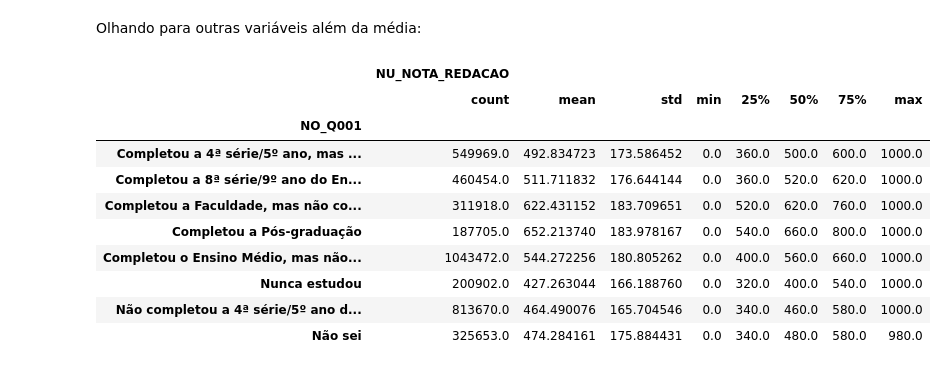
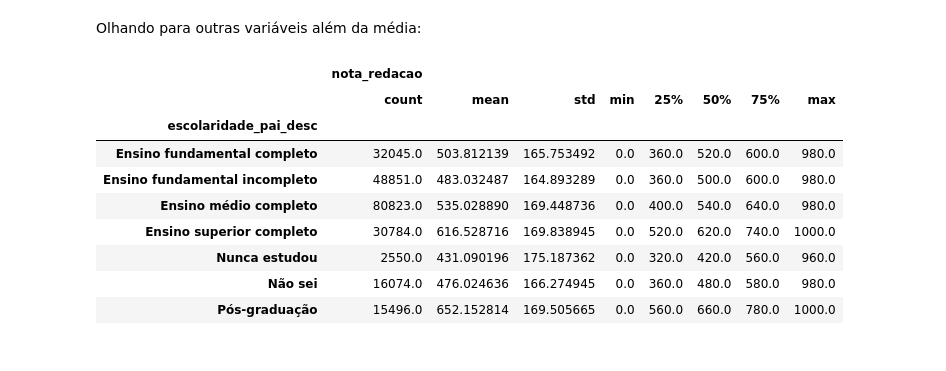
Before and after one commit to Munnizdev/Python-data-exercise, a Jupyter notebook: notebooks/análise indicadores socioeconômicos ENEM.ipynb, the cells around one changed output. Drawn from its saved outputs; the diff is of its cells as text; code cells hidden in the pictures.

```diff
--- a/notebooks/análise indicadores socioeconômicos ENEM.ipynb
+++ b/notebooks/análise indicadores socioeconômicos ENEM.ipynb
@@ -60 +175,11 @@ colunasSelecionadas = ['NU_INSCRICAO',
+# %%
+colunasSelecionadas = [
+    'inscricao', # Identificador único do participante
+    'nota_mt', # Nota da prova de Matemática
+    'nota_redacao', # Nota da Redação
+    'escolaridade_pai', # Questão 1 - Até que série seu pai, ou o homem responsável por você, estudou?
+    'escolaridade_mae', # Questão 2 - Até que série sua mãe, ou a mulher responsável por você, estudou?
+    'escolaridade_pai_desc', # Descrição da escolaridade do pai
+    'escolaridade_mae_desc', # Descrição da escolaridade da mãe
+]
 # %% [markdown]
@@ -62,5 +187,5 @@ Criamos um novo DataFrame apenas com os dados que serão analisados:
 # %%
-microdadosEnemSelecionado = microdadosEnem.filter(items=colunasSelecionadas)
+microdadosEnemSelecionado = clean_microdados.filter(items=colunasSelecionadas)
 # %% [markdown]
 Visualizar a cabeça (head) do DataFrame:
 # %%
@@ -130,2 +271,0 @@ Inserido coluna NO_Q001:
-# %%
-microdadosEnemSelecionado['NO_Q001'] = [q001e002Dicionario[resp] for resp in microdadosEnemSelecionado.Q001]
@@ -143,2 +271,0 @@ Inserido coluna NO_Q002:
-# %%
-microdadosEnemSelecionado['NO_Q002'] = [q001e002Dicionario[resp] for resp in microdadosEnemSelecionado.Q002]
@@ -272,16 +388,15 @@ q002Redacao.plot()
 # %% [markdown]
 Olhando para outras variáveis além da média:
 # %%
-microdadosEnemSelecionado.filter(items=['NU_NOTA_REDACAO','NO_Q001']).groupby('NO_Q001').describe()
+microdadosEnemSelecionado.filter(items=['nota_redacao','escolaridade_pai_desc']).groupby('escolaridade_pai_desc').describe()
 # %% [output]
-|  | NU_NOTA_REDACAO |  |  |  |  |  |  |  |
+|  | nota_redacao |  |  |  |  |  |  |  |
 |  | count | mean | std | min | 25% | 50% | 75% | max |
-| NO_Q001 |  |  |  |  |  |  |  |  |
-| Completou a 4ª série/5º ano, mas ... | 549969.0 | 492.834723 | 173.586452 | 0.0 | 360.0 | 500.0 | 600.0 | 1000.0 |
-| Completou a 8ª série/9º ano do En... | 460454.0 | 511.711832 | 176.644144 | 0.0 | 360.0 | 520.0 | 620.0 | 1000.0 |
-| Completou a Faculdade, mas não co... | 311918.0 | 622.431152 | 183.709651 | 0.0 | 520.0 | 620.0 | 760.0 | 1000.0 |
-| Completou a Pós-graduação | 187705.0 | 652.213740 | 183.978167 | 0.0 | 540.0 | 660.0 | 800.0 | 1000.0 |
-| Completou o Ensino Médio, mas não... | 1043472.0 | 544.272256 | 180.805262 | 0.0 | 400.0 | 560.0 | 660.0 | 1000.0 |
-| Nunca estudou | 200902.0 | 427.263044 | 166.188760 | 0.0 | 320.0 | 400.0 | 540.0 | 1000.0 |
-| Não completou a 4ª série/5º ano d... | 813670.0 | 464.490076 | 165.704546 | 0.0 | 340.0 | 460.0 | 580.0 | 1000.0 |
-| Não sei | 325653.0 | 474.284161 | 175.884431 | 0.0 | 340.0 | 480.0 | 580.0 | 980.0 |
+| escolaridade_pai_desc |  |  |  |  |  |  |  |  |
+| Ensino fundamental completo | 32045.0 | 503.812139 | 165.753492 | 0.0 | 360.0 | 520.0 | 600.0 | 980.0 |
+| Ensino fundamental incompleto | 48851.0 | 483.032487 | 164.893289 | 0.0 | 360.0 | 500.0 | 600.0 | 980.0 |
+| Ensino médio completo | 80823.0 | 535.028890 | 169.448736 | 0.0 | 400.0 | 540.0 | 640.0 | 980.0 |
+| Ensino superior completo | 30784.0 | 616.528716 | 169.838945 | 0.0 | 520.0 | 620.0 | 740.0 | 1000.0 |
+| Nunca estudou | 2550.0 | 431.090196 | 175.187362 | 0.0 | 320.0 | 420.0 | 560.0 | 960.0 |
+| Não sei | 16074.0 | 476.024636 | 166.274945 | 0.0 | 360.0 | 480.0 | 580.0 | 980.0 |
+| Pós-graduação | 15496.0 | 652.152814 | 169.505665 | 0.0 | 560.0 | 660.0 | 780.0 | 1000.0 |
```
Also changed, not shown: parts of 66 cells of this notebook.
